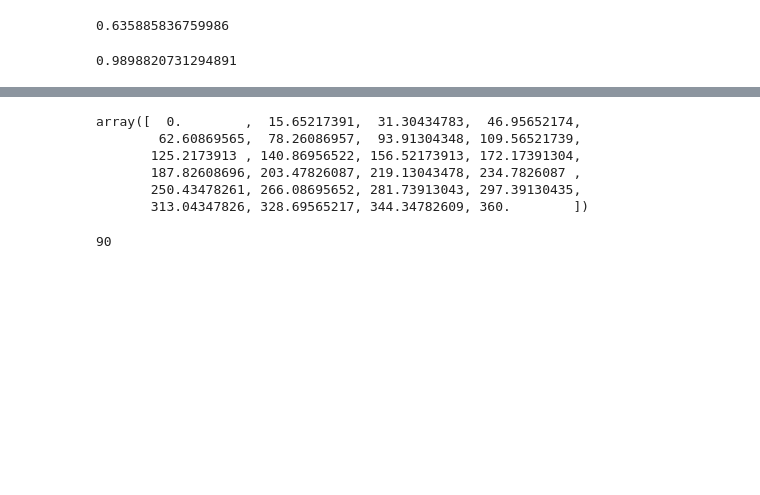
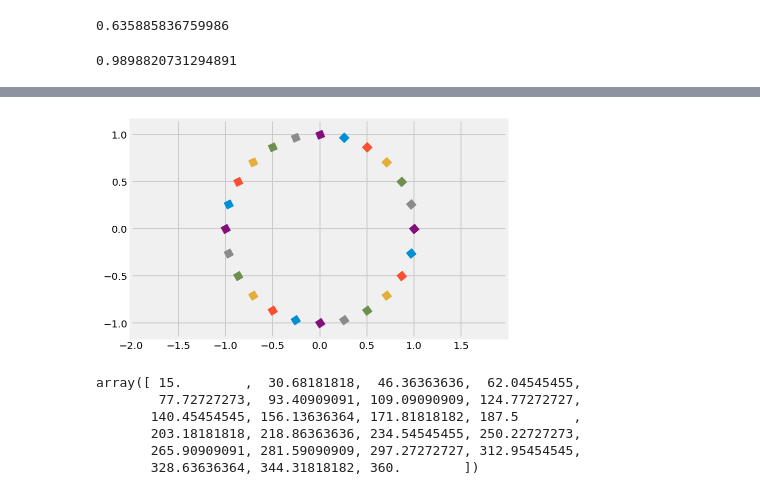
Before and after one commit to MaartenKool/CookBooks, a Jupyter notebook: cyclical.ipynb, the cells around one changed output, grey strips where cells are left out. Saved outputs shown, nothing was run; the diff lists cells and outputs as text; code cells hidden in the pictures; blank space fills up the shorter version.

```diff
--- a/cyclical.ipynb
+++ b/cyclical.ipynb
@@ -201,9 +209,23 @@ ValueError: setting an array element with a sequence.
+# %%
+for i in range(24):
+    angle = (np.array(np.linspace(15,360,24))[i])
+    a1, a2  = (df['hr_sin'][i],df['hr_cos'][i])
+
+#     t = mpl.markers.MarkerStyle(marker='|')
+#     t._transform = t.get_transform().rotate_deg(-angle)
+    marker = (4, 0, -i)
+    plt.scatter((a1), (a2), marker=marker, s=100)
+    plt.axis('equal')
+
+    marker = (3, 0, 45)
+# %% [output]
+[figure, added]
 # %%
-np.linspace(0,360,24)
+np.array(np.linspace(15,360,23))
 # %% [output]
-array([  0.        ,  15.65217391,  31.30434783,  46.95652174,
-        62.60869565,  78.26086957,  93.91304348, 109.56521739,
-       125.2173913 , 140.86956522, 156.52173913, 172.17391304,
-       187.82608696, 203.47826087, 219.13043478, 234.7826087 ,
-       250.43478261, 266.08695652, 281.73913043, 297.39130435,
-       313.04347826, 328.69565217, 344.34782609, 360.        ])
+array([ 15.        ,  30.68181818,  46.36363636,  62.04545455,
+        77.72727273,  93.40909091, 109.09090909, 124.77272727,
+       140.45454545, 156.13636364, 171.81818182, 187.5       ,
+       203.18181818, 218.86363636, 234.54545455, 250.22727273,
+       265.90909091, 281.59090909, 297.27272727, 312.95454545,
+       328.63636364, 344.31818182, 360.        ])
@@ -212,4 +231,0 @@ a1, a2  = np.random.random(2)
-# %%
-np.random.choice([180, 45, 90, 35])
-# %% [output]
-90
```
Also changed, not shown: parts of 12 cells of this notebook, 1 other file.
